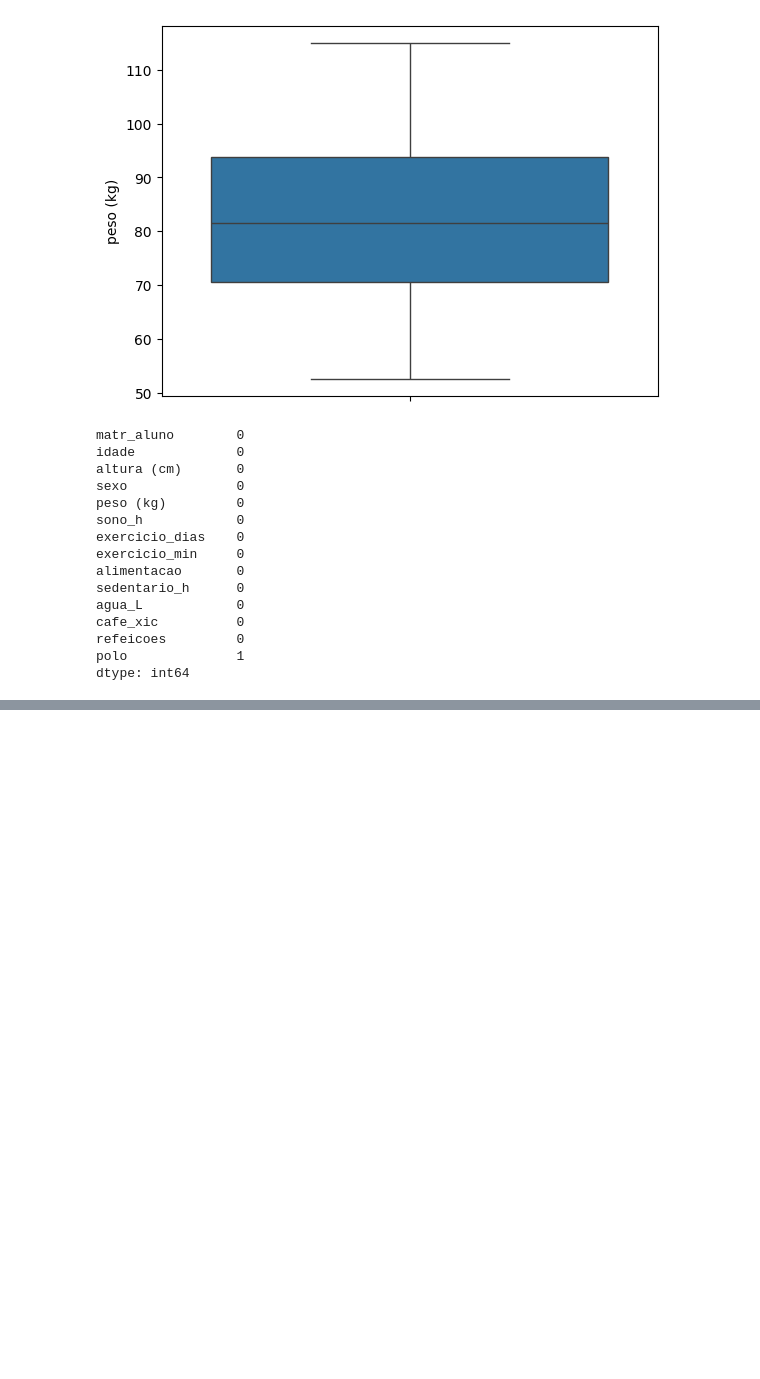
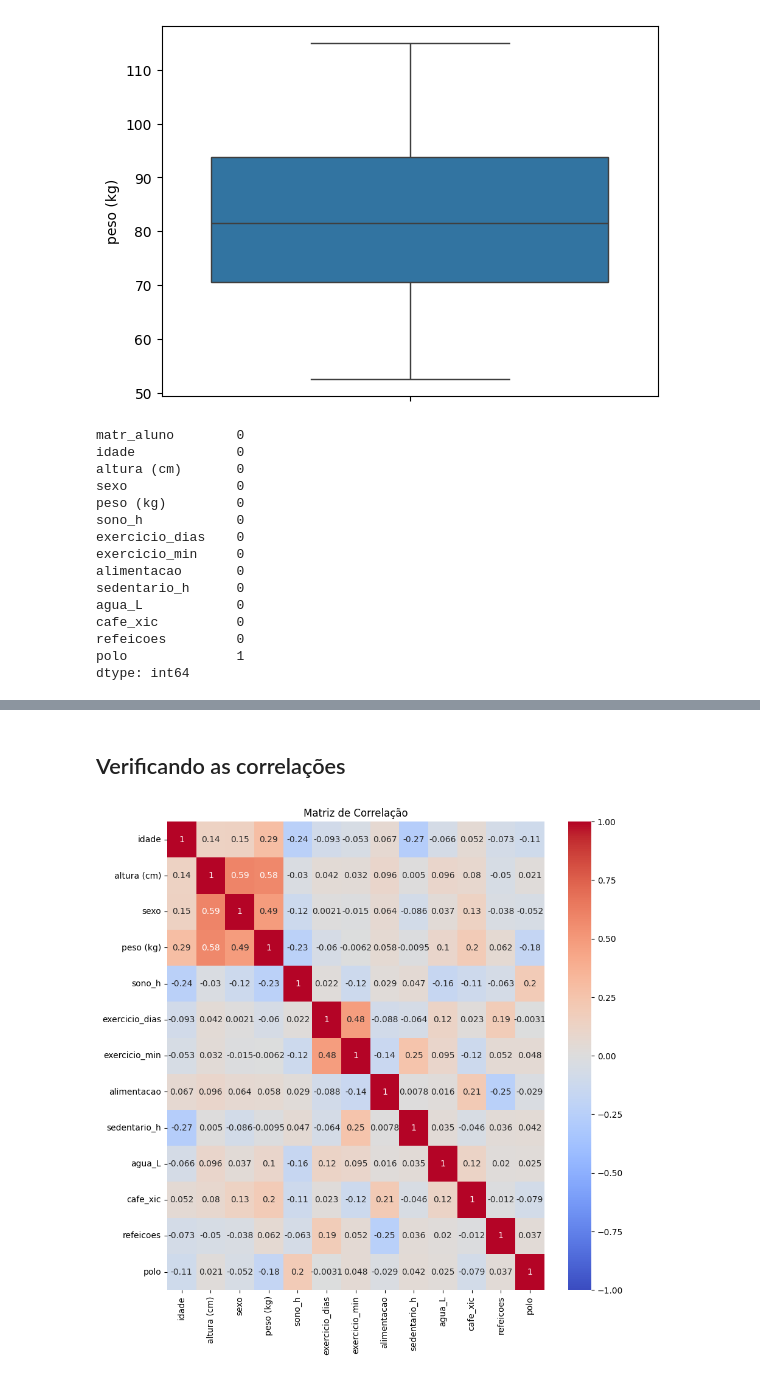
Before and after one commit to GodKelvin/pos-ia-dados-ufes, a Jupyter notebook: Regressão e Séries Temporais/Trab2_Regressao_Multivariada.ipynb, the cells around one changed output, grey strips where cells are left out. Saved outputs shown, nothing was run; the diff lists cells and outputs as text; code cells hidden in the pictures; blank space fills up the shorter version.

```diff
--- a/Regressão e Séries Temporais/Trab2_Regressao_Multivariada.ipynb
+++ b/Regressão e Séries Temporais/Trab2_Regressao_Multivariada.ipynb
@@ -121,0 +113,3 @@ dataframe.head()
+# %%
+# A matricula não impacta em nada
+dataframe.drop(columns=["matr_aluno"], inplace=True)
@@ -121,0 +118,5 @@ dataframe.head()
+# %%
+from sklearn.preprocessing import LabelEncoder
+label_encoder = LabelEncoder()
+dataframe["sexo"] = label_encoder.fit_transform(dataframe["sexo"])
+dataframe["polo"] = label_encoder.fit_transform(dataframe["polo"])
@@ -121,0 +132,10 @@ dataframe.head()
+# %% [markdown]
+## Verificando as correlações
+# %%
+matriz_correlacao = dataframe.corr()
+plt.figure(figsize=(10,10))
+sns.heatmap(matriz_correlacao, annot=True, cmap="coolwarm", vmin=-1, vmax=1)
+plt.title("Matriz de Correlação")
+plt.show()
+# %% [output]
+[figure, added]
```
Also changed, not shown: parts of 15 cells of this notebook.
